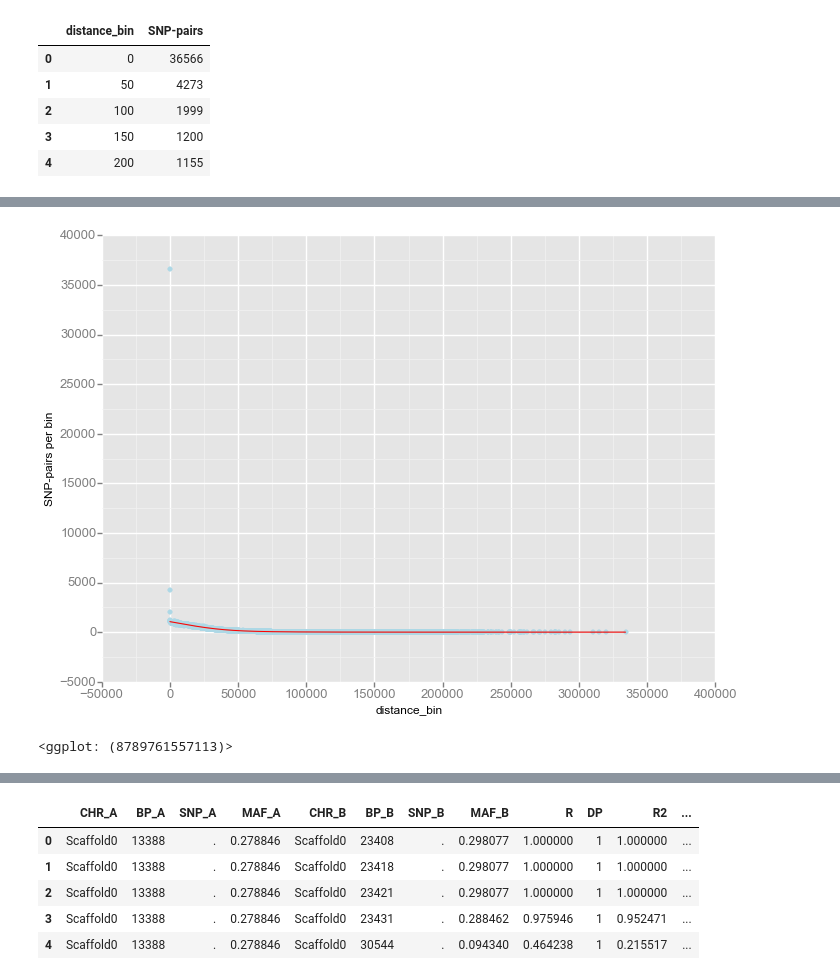
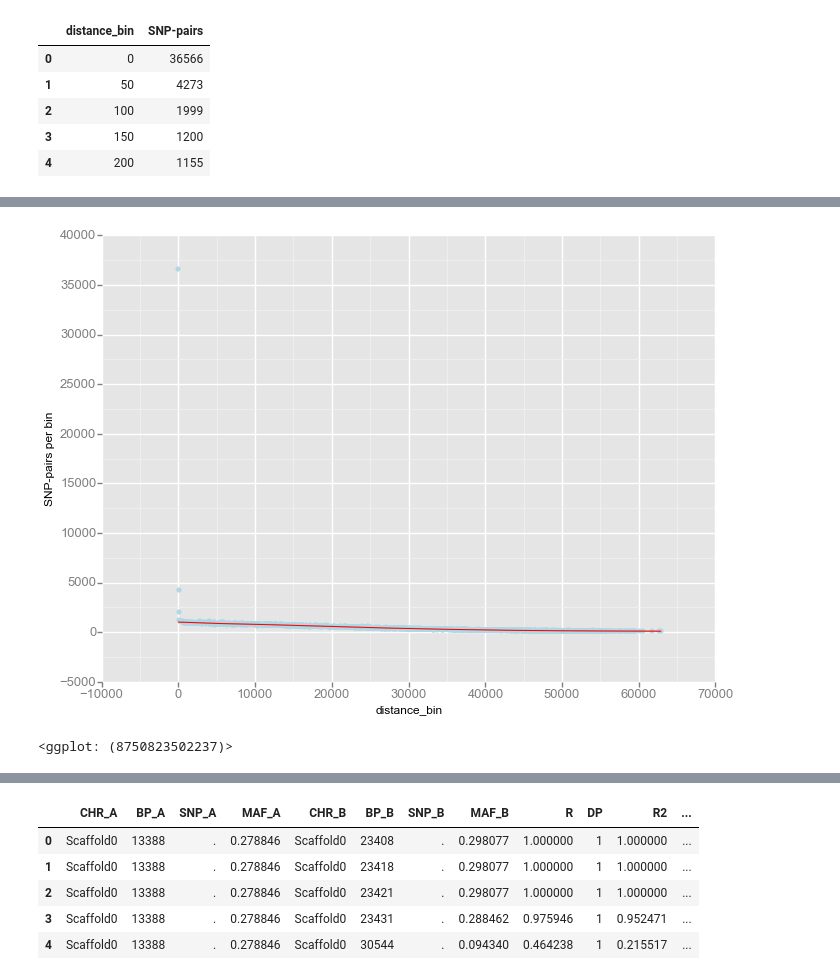
Before and after one commit to xguse/ipy_notebooks, a Jupyter notebook: YALE/ddrad58/2015-03-13_LD_thresholds_via_binning_RESULTS.ipynb, the cells around one changed output, grey strips where cells are left out. Cells and saved outputs as stored; diff of their text form; code cells hidden in the pictures.

```diff
--- a/YALE/ddrad58/2015-03-13_LD_thresholds_via_binning_RESULTS.ipynb
+++ b/YALE/ddrad58/2015-03-13_LD_thresholds_via_binning_RESULTS.ipynb
@@ -491,7 +495,9 @@ len_contigs_per_bin.
 # %%
-gp.ggplot(gp.aes(x='distance_bin', y='SNP-pairs'), data=len_contigs_per_bin.query("distance_bin >= 0")) + \
+sp_gt100mask = len_contigs_per_bin["SNP-pairs"] > 100
+
+gp.ggplot(gp.aes(x='distance_bin', y='SNP-pairs'), data=len_contigs_per_bin[sp_gt100mask]) + \
     gp.geom_point(color='lightblue') + \
     gp.stat_smooth(span=.15, color='red', se=True) + gp.ylab('SNP-pairs per bin')
 # %% [output]
-[figure, old version]
+[figure, new version]
-<ggplot: (8789761557113)>
+<ggplot: (8750823502237)>
```
Also changed, not shown: parts of 7 cells of this notebook, 1 other file.
